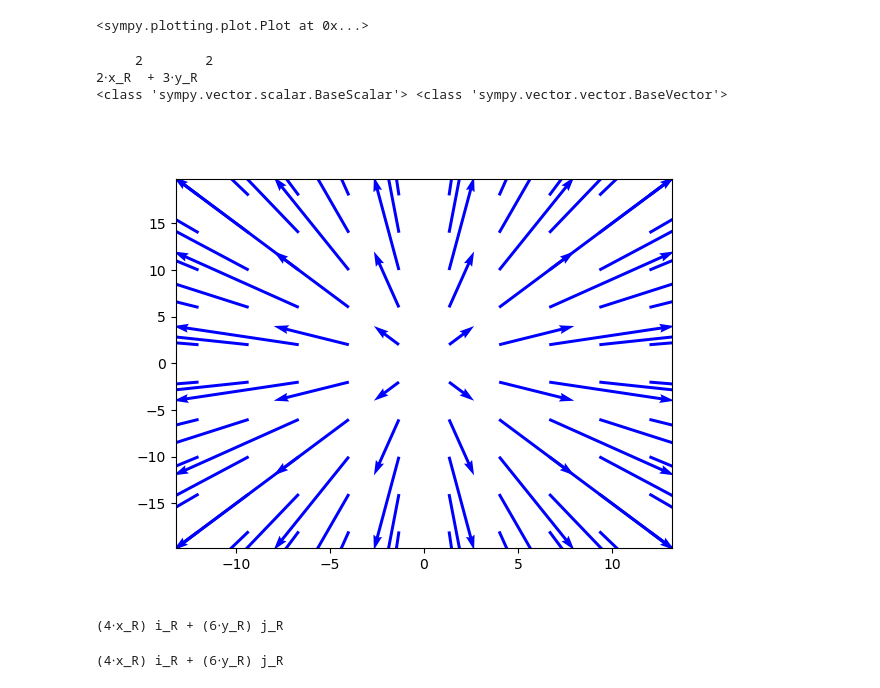
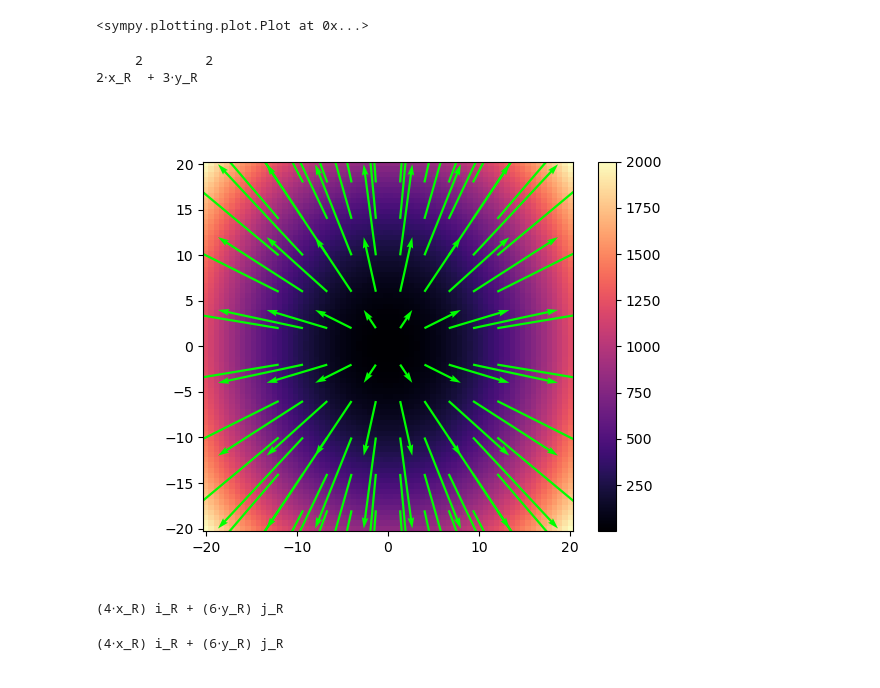
Before and after one commit to QuMCoding/QM-Book-Source, a Jupyter notebook: vector.ipynb, the cells around one changed output. Cells and saved outputs as stored; diff of their text form; code cells hidden in the pictures.

```diff
--- a/vector.ipynb
+++ b/vector.ipynb
@@ -132,39 +132,47 @@ plot3d_parametric_line(*diffed)
 # %%
 # 什麼是梯度, Del() 的使用
 plt.clf()
 R = CoordSys3D("R")
 delop = Del()  # del operator, 相當於∇
 
 coeff_xyz = [2, 3, 4]  # x, y, z
 R.z = coeff_xyz[0] * R.x ** 2 + \
       coeff_xyz[1] * R.y ** 2
 g = delop.gradient(R.z, doit=True)
 
 pprint(R.z)
 
-xrange = np.linspace(-3,3,10)
-yrange = np.linspace(-3,3,10)
-X, Y = np.meshgrid(xrange, yrange)
-U, V = X, Y
+X4Q, Y4Q = np.meshgrid(np.linspace(-3,3,10), np.linspace(-3,3,10))
+X4QV, Y4QV = X4Q, Y4Q
+X4B = np.linspace(-20, 20, 70)
+Y4B = np.linspace(-20, 20, 70)
 
+dx = (X4B[1]-X4B[0])/2.
+dy = (Y4B[1]-Y4B[0])/2.
+extent = [X4B[0]-dx, X4B[-1]+dx, Y4B[0]-dy, Y4B[-1]+dy]
+P = np.zeros((70, 70))
 
-for i in range(len(xrange)):
-    for j in range(len(yrange)):
-        tmp = g.subs({R.x: X[i, j], R.y: Y[i, j]})
+for i in range(X4QV.shape[1]):
+    for j in range(Y4QV.shape[0]):
+        tmp = g.subs({R.x: X4Q[i, j], R.y: Y4Q[i, j]})
         tmp = tmp.to_matrix(R)[:2]
+        X4QV[i, j], Y4QV[i, j] = tmp
 
-        U[i, j], V[i, j] = tmp
+for i in range(len(X4B)):
+    for j in range(len(Y4B)):
+        P[i, j] = R.z.subs({R.x: X4B[i], R.y: Y4B[j]})
 
-plt.quiver(X, Y, U, V, color="blue",
+plt.quiver(X4Q, Y4Q, X4QV, Y4QV, color="lime",
            angles="xy", scale_units="xy", scale=1)
+plt.imshow(P, extent=extent, cmap="magma")
+plt.colorbar()
 
 plt.show()
 pprint(g)
 # %% [output]
      2        2
 2⋅x_R  + 3⋅y_R
-<class 'sympy.vector.scalar.BaseScalar'> <class 'sympy.vector.vector.BaseVector'>
-[figure, old version]
+[figure, new version]
 (4⋅x_R) i_R + (6⋅y_R) j_R
 # %%
 # 梯度, 直接用gradient()
```
